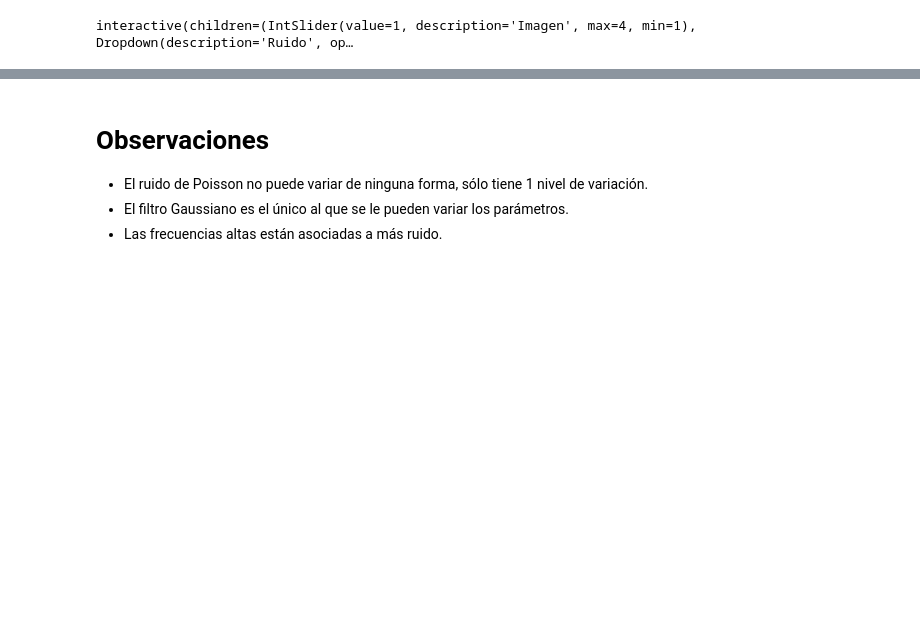
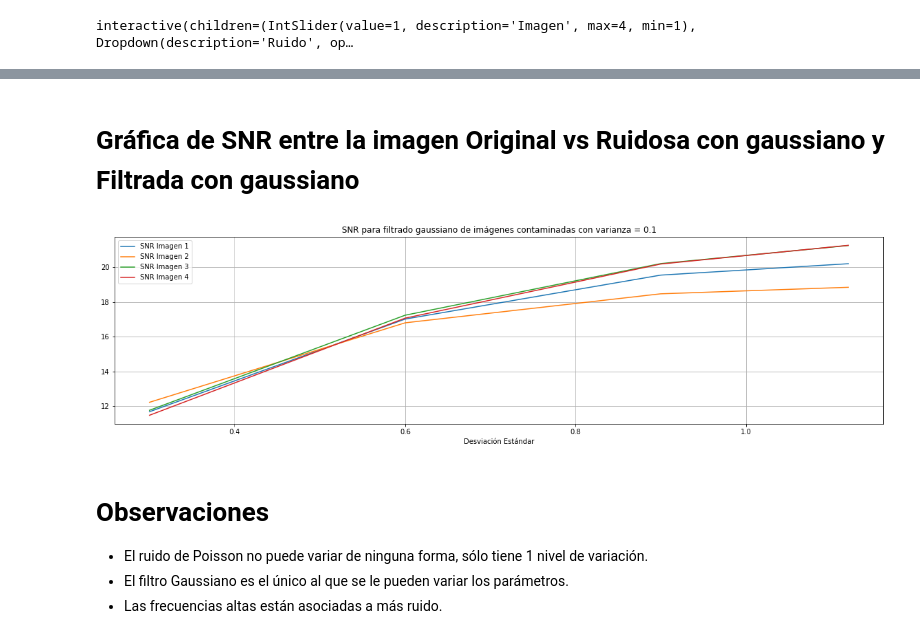
Before and after one commit to Camilo-Hernandez/Analisis-y-tratamiento-de-imagenes, a Jupyter notebook: Realce_y_filtrado_de_señales_multivariadas.ipynb, the cells around one changed output, grey strips where cells are left out. Saved outputs shown, nothing was run; the diff lists cells and outputs as text; code cells hidden in the pictures; blank space fills up the shorter version.

```diff
--- a/Realce_y_filtrado_de_señales_multivariadas.ipynb
+++ b/Realce_y_filtrado_de_señales_multivariadas.ipynb
@@ -142,34 +154,54 @@ imagenes = (img1, img2, img3, img4)
 # Insertando ruido en las imágenes
 # %%
 Ruido = ("gaussian", "poisson", "s&p", "speckle")
-img_RG, img_RP, img_RSP, img_RS = [], [], [], []
-rango_gaussiano = (0.025, 0.05, 0.075, 0.1)
+img_RG, img_RP, img_RSP, img_RS = [], [], [], [] # inicialización listas de ruidosas
+img_RG_SNR, img_RP_SNR, img_RSP_SNR, img_RS_SNR = [], [], [], [] # listas de SNR
+img_RG_f_SNR = [] # lista de listas variando sigma para cada varianza de ruido
+rango_gaussiano = (0.025, 0.05, 0.075, 0.1) # para el random_noise
 rango_snp = (0.05, 0.1, 0.15, 0.23)
 rango_speckle = (0.1, 0.2, 0.3, 0.4)
+sigmas_gaussiano = (0.3,0.6,0.9,1.12) # para el filtro
 semilla = 2052
 flag = 0
 
 for r in Ruido:
   for img in imagenes:
     lista_aux=[]
+    lista_aux2=[]
+    lista_aux_gauss=[]
     if flag == 0:
       for var in rango_gaussiano:
         img_r = sku.random_noise(img, mode = r, seed = semilla, var = var)
+        lista_aux2.append(peak_signal_noise_ratio(img, img_r))
         lista_aux.append(img_r)
-      else: img_RG.append(tuple(lista_aux))
+      else:
+        img_RG.append(tuple(lista_aux))
+        img_RG_SNR.append(tuple(lista_aux2))
+        for sigma in sigmas_gaussiano:
+          img_rf = skf.gaussian(img_r, sigma=sigma, multichannel=True)
+          lista_aux_gauss.append(peak_signal_noise_ratio(img, img_rf))
+        else:
+          img_RG_f_SNR.append(lista_aux_gauss)
     elif flag == 1:
       img_r = sku.random_noise(img, mode = r, seed = semilla)
+      img_RP_SNR.append(peak_signal_noise_ratio(img, img_r))
       img_RP.append(img_r)
     elif flag == 2:
       for amount in rango_snp:
         img_r = sku.random_noise(img, mode = r, seed = semilla, amount = amount)
+        lista_aux2.append(peak_signal_noise_ratio(img, img_r))
         lista_aux.append(img_r)
-      else: img_RSP.append(tuple(lista_aux))
+      else:
+        img_RSP.append(tuple(lista_aux))
+        img_RSP_SNR.append(tuple(lista_aux2))
     else:
       for var in rango_speckle:
         img_r = sku.random_noise(img, mode = r, seed = semilla, var = var)
+        lista_aux2.append(peak_signal_noise_ratio(img, img_r))
         lista_aux.append(img_r)
-      else: img_RS.append(tuple(lista_aux))
+      else:
+        img_RS.append(tuple(lista_aux))
+        img_RS_SNR.append(tuple(lista_aux2))
   flag += 1
 
 img_R = (tuple(img_RG), tuple(img_RP), tuple(img_RSP), tuple(img_RS))
@@ -229,3 +308,17 @@ interactive(children=(IntSlider(value=1, description='Imagen', max=4, min=1), Dr
+# %% [markdown]
+# Gráfica de SNR entre la imagen Original vs Ruidosa con gaussiano y Filtrada con gaussiano
+# %%
+f, ax1 = plt.subplots(figsize=(20,5))
+# SNR para ruido gaussiano
+for i,img_rf_snr in enumerate(img_RG_f_SNR):
+  ax1.plot(sigmas_gaussiano,img_rf_snr,label=f'SNR Imagen {i+1}')
+else:
+  ax1.legend()
+  ax1.set_title('SNR para filtrado gaussiano de imágenes contaminadas con ruido gaussiano varianza = 0.1')
+  ax1.set_xlabel('Desviación Estándar')
+  ax1.grid()
+# %% [output]
+[figure, added]
 # %% [markdown]
 # Observaciones
 - El ruido de Poisson no puede variar de ninguna forma, sólo tiene 1 nivel de variación.
```
Also changed, not shown: parts of 11 cells of this notebook.
